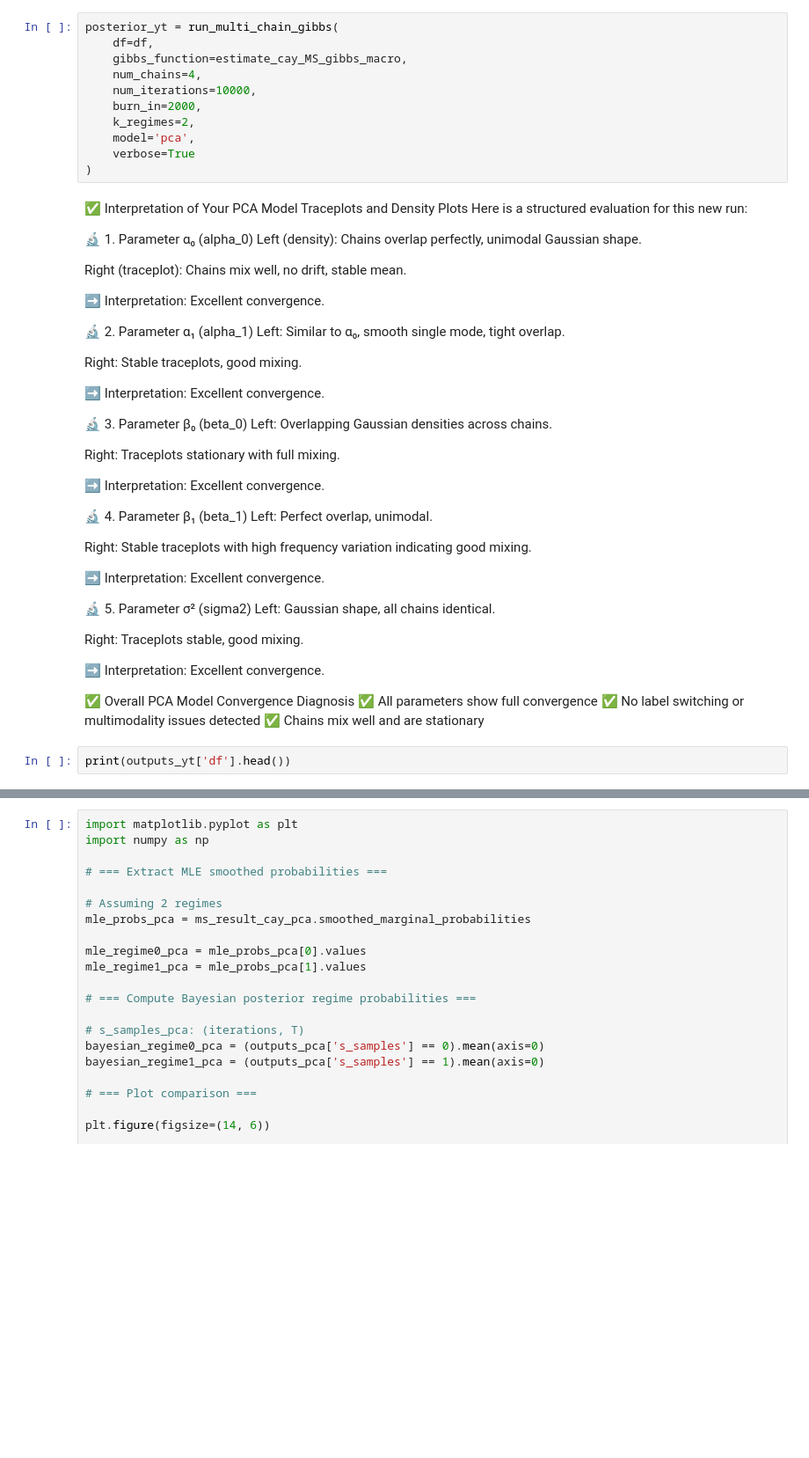
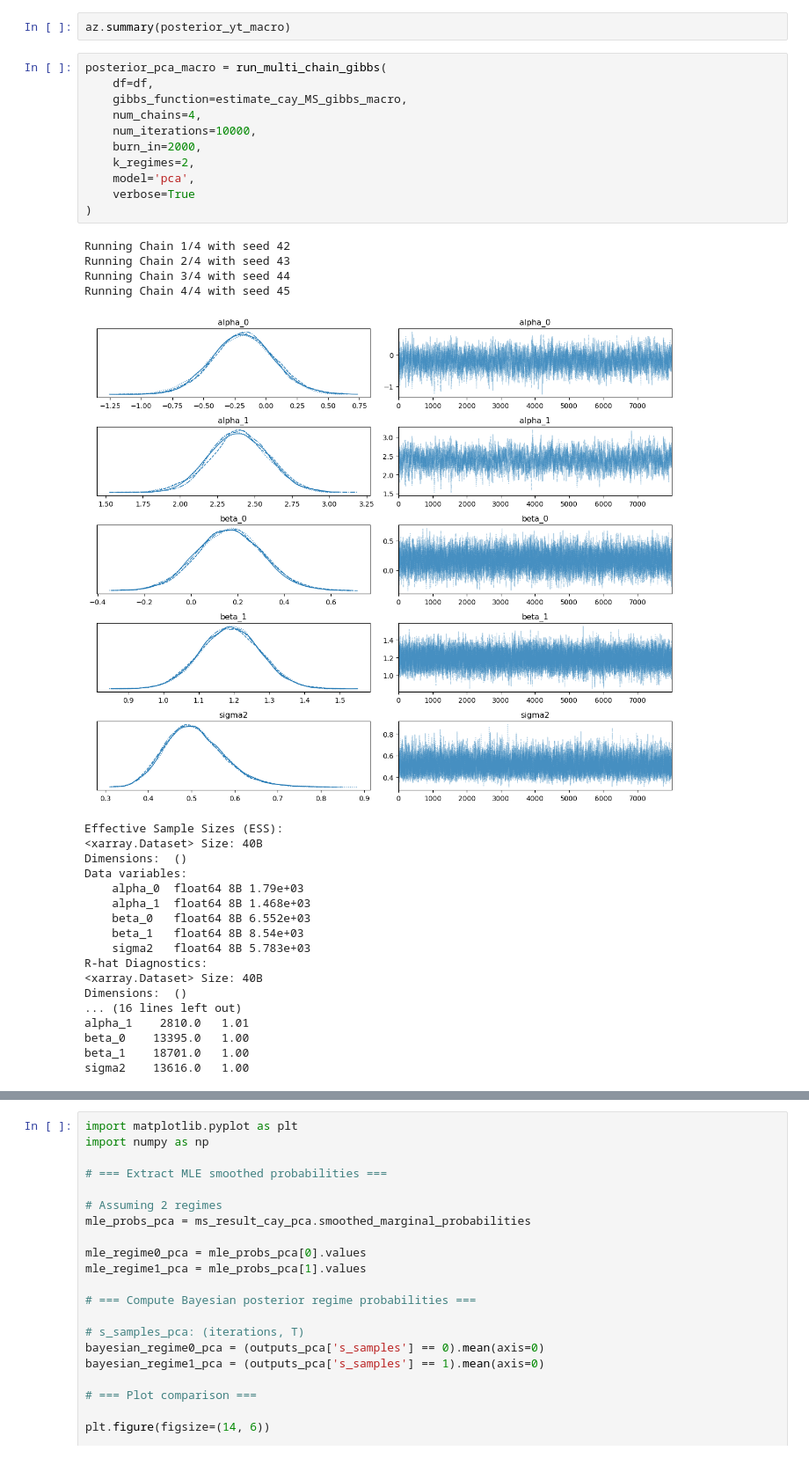
Before and after one commit to Stef-creator/cay-regime-switching, a Jupyter notebook: notebook_2.ipynb, the cells around one changed output, grey strips where cells are left out. Shown at 88% size. Drawn from its saved outputs; the diff is of its cells as text; blank space fills up the shorter version.

```diff
--- a/notebook_2.ipynb
+++ b/notebook_2.ipynb
@@ -337,56 +803,36 @@ posterior_yt = run_multi_chain_gibbs(
+# %%
+az.summary(posterior_yt_macro)
 # %%
-posterior_yt = run_multi_chain_gibbs(
+posterior_pca_macro = run_multi_chain_gibbs(
     df=df,
     gibbs_function=estimate_cay_MS_gibbs_macro,
     num_chains=4,
     num_iterations=10000,
     burn_in=2000,
     k_regimes=2,
     model='pca',
     verbose=True
 )
+# %% [output]
+Running Chain 1/4 with seed 42
+Running Chain 2/4 with seed 43
+Running Chain 3/4 with seed 44
+Running Chain 4/4 with seed 45
+[figure, added]
+Effective Sample Sizes (ESS):
+<xarray.Dataset> Size: 40B
+Dimensions:  ()
+Data variables:
+    alpha_0  float64 8B 1.79e+03
+    alpha_1  float64 8B 1.468e+03
+    beta_0   float64 8B 6.552e+03
+    beta_1   float64 8B 8.54e+03
+    sigma2   float64 8B 5.783e+03
+R-hat Diagnostics:
+<xarray.Dataset> Size: 40B
+Dimensions:  ()
+... (16 lines left out)
+alpha_1    2810.0   1.01
+beta_0    13395.0   1.00
+beta_1    18701.0   1.00
+sigma2    13616.0   1.00
-# %% [markdown]
-✅ Interpretation of Your PCA Model Traceplots and Density Plots
-Here is a structured evaluation for this new run:
-
-🔬 1. Parameter α₀ (alpha_0)
-Left (density): Chains overlap perfectly, unimodal Gaussian shape.
-
-Right (traceplot): Chains mix well, no drift, stable mean.
-
-➡️ Interpretation: Excellent convergence.
-
-🔬 2. Parameter α₁ (alpha_1)
-Left: Similar to α₀, smooth single mode, tight overlap.
-
-Right: Stable traceplots, good mixing.
-
-➡️ Interpretation: Excellent convergence.
-
-🔬 3. Parameter β₀ (beta_0)
-Left: Overlapping Gaussian densities across chains.
-
-Right: Traceplots stationary with full mixing.
-
-➡️ Interpretation: Excellent convergence.
-
-🔬 4. Parameter β₁ (beta_1)
-Left: Perfect overlap, unimodal.
-
-Right: Stable traceplots with high frequency variation indicating good mixing.
-
-➡️ Interpretation: Excellent convergence.
-
-🔬 5. Parameter σ² (sigma2)
-Left: Gaussian shape, all chains identical.
-
-Right: Traceplots stable, good mixing.
-
-➡️ Interpretation: Excellent convergence.
-
-✅ Overall PCA Model Convergence Diagnosis
-✅ All parameters show full convergence
-✅ No label switching or multimodality issues detected
-✅ Chains mix well and are stationary
-# %%
-print(outputs_yt['df'].head())
```
Also changed, not shown: parts of 60 cells of this notebook, 4 other files.
